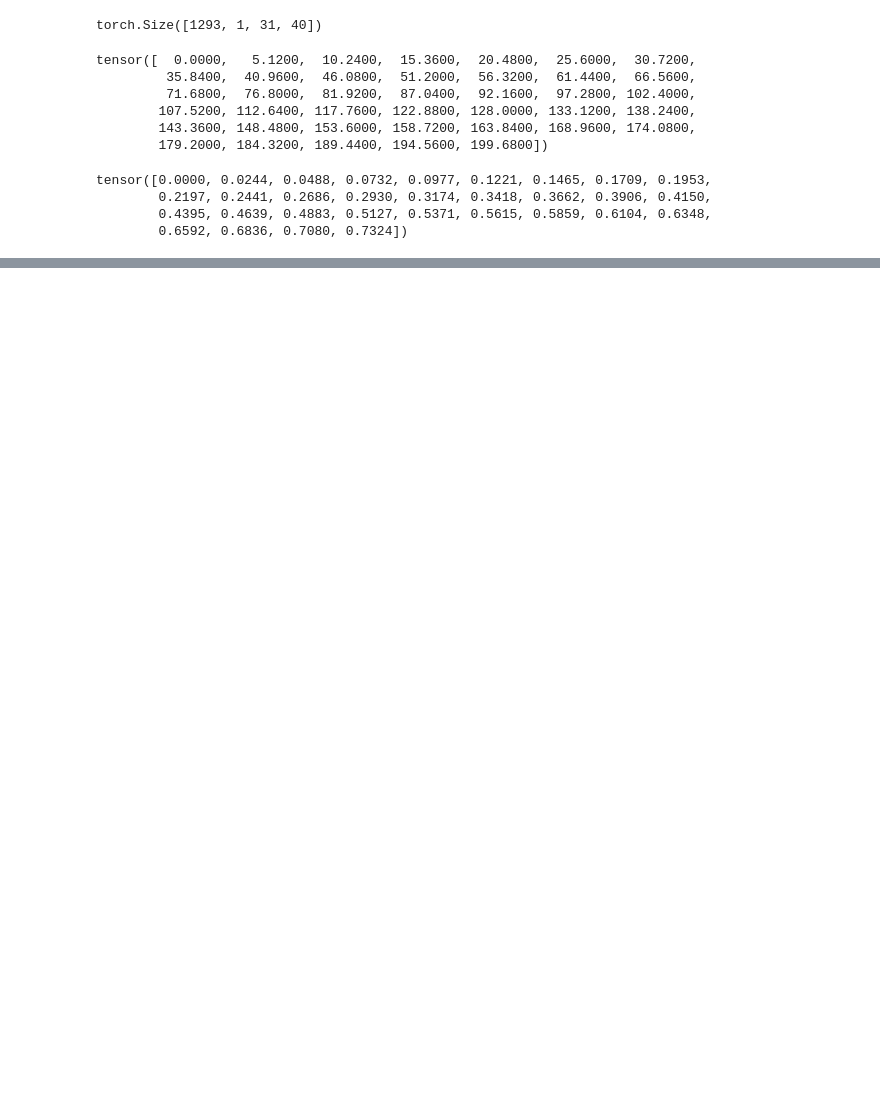
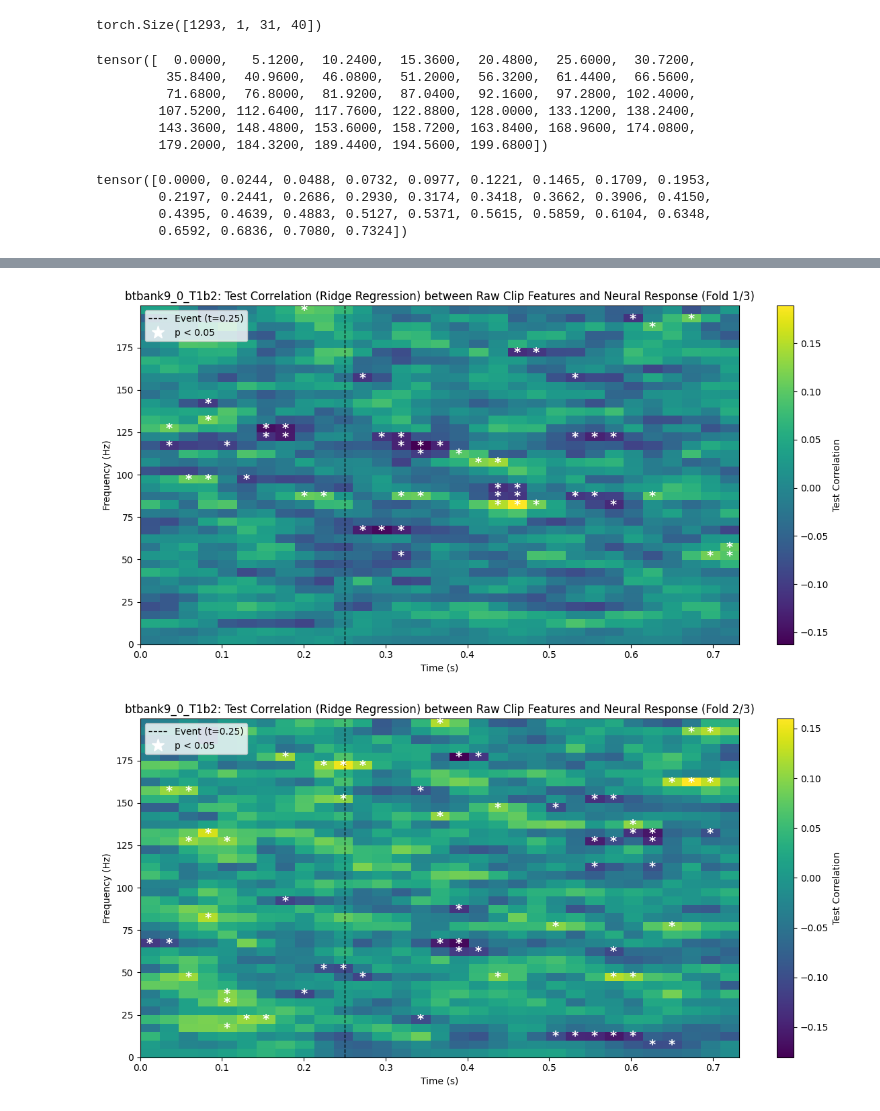
Before and after one commit to azaho/bfm, a Jupyter notebook: analyses/inimai/clip_neural_regr.ipynb, the cells around one changed output, grey strips where cells are left out. Drawn from its saved outputs; the diff is of its cells as text; code cells hidden in the pictures; blank space fills up the shorter version.

```diff
--- a/analyses/inimai/clip_neural_regr.ipynb
+++ b/analyses/inimai/clip_neural_regr.ipynb
@@ -474,0 +717,52 @@ Test R^2 score: 0.1308
+# %%
+n_folds = len(fold_correlation_matrices)
+for fold_idx in range(n_folds):
+    plt.figure(figsize=(12, 6))
+    im = plt.imshow(
+        fold_correlation_matrices[fold_idx],
+        aspect='auto',
+        origin='lower',
+        cmap='viridis',
+        extent=[
+            time_bins[0],
+            time_bins[-1],
+            freq_bins[0],
+            freq_bins[-1]
+        ]
+    )
+
+    star_y, star_x = np.where(fold_pval_matrices[fold_idx] < 0.05)
+
+    time_edges = np.linspace(
+        time_bins[0].item() if hasattr(time_bins[0], 'item') else time_bins[0],
+        time_bins[-1].item() if hasattr(time_bins[-1], 'item') else time_bins[-1],
+        fold_correlation_matrices[fold_idx].shape[1] + 1
+    )
+    freq_edges = np.linspace(
+        freq_bins[0].item() if hasattr(freq_bins[0], 'item') else freq_bins[0],
+        freq_bins[-1].item() if hasattr(freq_bins[-1], 'item') else freq_bins[-1],
+        fold_correlation_matrices[fold_idx].shape[0] + 1
+    )
+    time_centers = (time_edges[:-1] + time_edges[1:]) / 2
+    freq_centers = (freq_edges[:-1] + freq_edges[1:]) / 2 - 0.3
+
+    for y, x in zip(star_y, star_x):
+        plt.text(
+            time_centers[x], freq_centers[y], '*',
+            color='white', fontsize=14, ha='center', va='center', fontweight='bold'
+        )
+
+    event_time = 0.25
+    event_line = plt.axvline(event_time, color='black', linestyle='--', linewidth=1, label='Event (t=0.25)')
+    asterisk_handle = Line2D([0], [0], marker='*', color='w', linestyle='None', markersize=14, markerfacecolor='w', label='p < 0.05')
+
+    plt.colorbar(im, label='Test Correlation')
+    plt.xlabel('Time (s)')
+    plt.ylabel('Frequency (Hz)')
+    plt.title(f'btbank{subject_id}_{trial_id}_{electrode_label}: Test Correlation (Ridge Regression) between Raw Clip Features and Neural Response (Fold {fold_idx+1}/{n_folds})')
+    plt.legend(handles=[event_line, asterisk_handle], loc='upper left', frameon=True)
+    plt.tight_layout()
+    plt.show()
+# %% [output]
+[figure, added]
+[figure, added]
```
Also changed, not shown: parts of 8 cells of this notebook, 1 other file.
